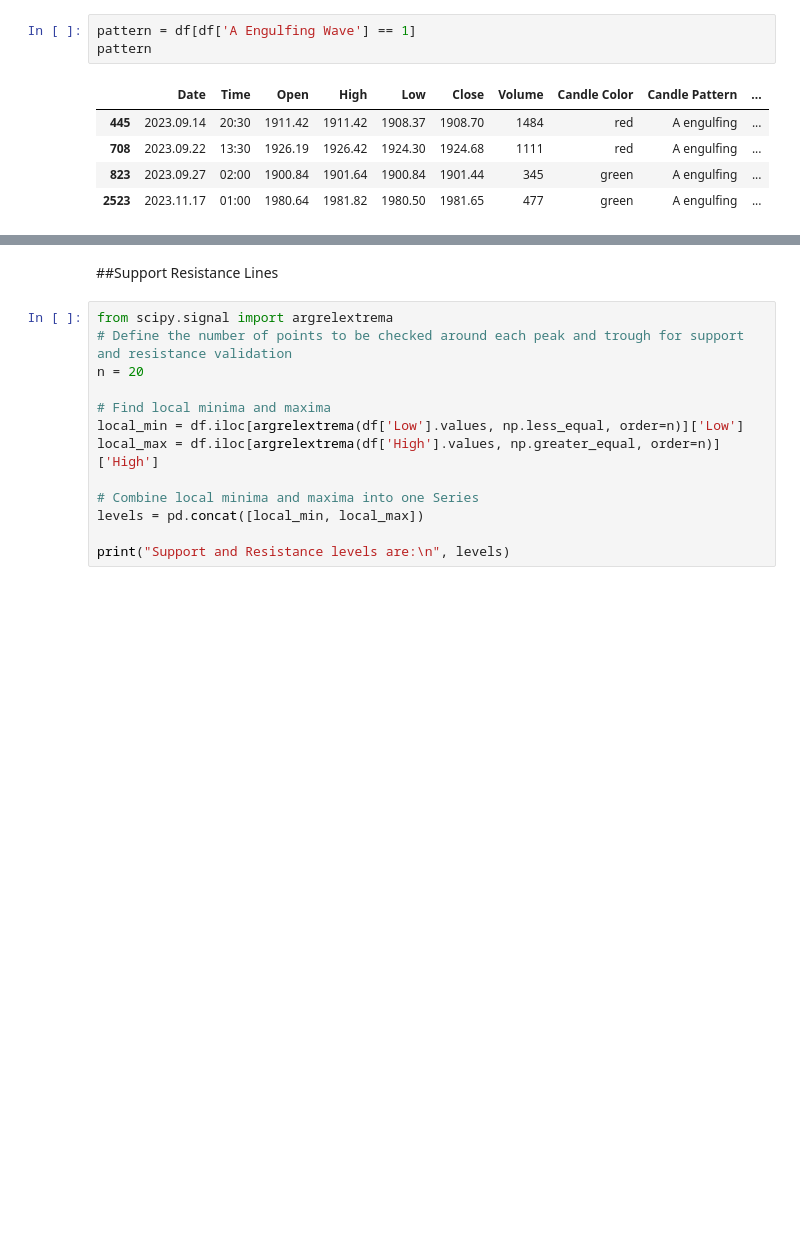
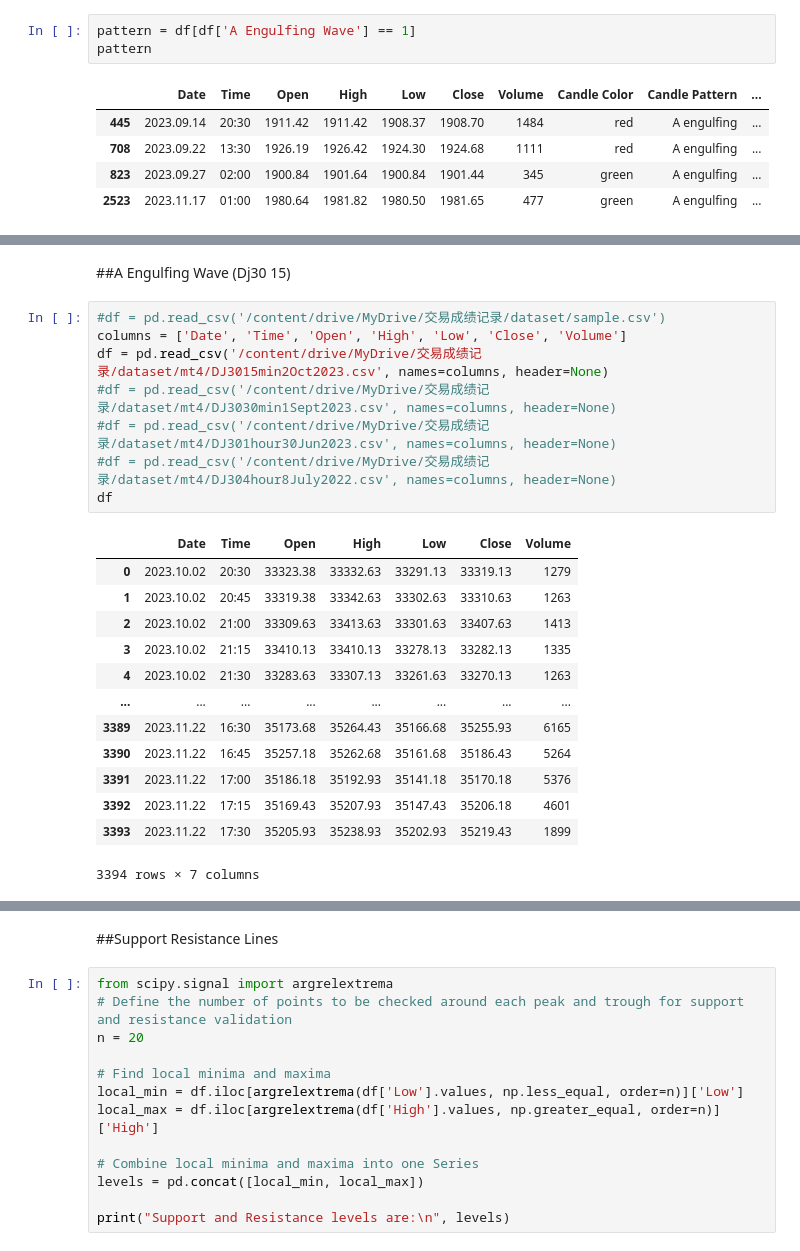
Before and after one commit to sncy/TradingStrategies, a Jupyter notebook: Trading_Pattern_Statistics.ipynb, the cells around one changed output, grey strips where cells are left out. Cells and saved outputs as stored; diff of their text form; blank space fills up the shorter version.

```diff
--- a/Trading_Pattern_Statistics.ipynb
+++ b/Trading_Pattern_Statistics.ipynb
@@ -474,0 +658,24 @@ Winning rate: 50.00%
+# %% [markdown]
+##A Engulfing Wave (Dj30 15)
+# %%
+#df = pd.read_csv('/content/drive/MyDrive/交易成绩记录/dataset/sample.csv')
+columns = ['Date', 'Time', 'Open', 'High', 'Low', 'Close', 'Volume']
+df = pd.read_csv('/content/drive/MyDrive/交易成绩记录/dataset/mt4/DJ3015min2Oct2023.csv', names=columns, header=None)
+#df = pd.read_csv('/content/drive/MyDrive/交易成绩记录/dataset/mt4/DJ3030min1Sept2023.csv', names=columns, header=None)
+#df = pd.read_csv('/content/drive/MyDrive/交易成绩记录/dataset/mt4/DJ301hour30Jun2023.csv', names=columns, header=None)
+#df = pd.read_csv('/content/drive/MyDrive/交易成绩记录/dataset/mt4/DJ304hour8July2022.csv', names=columns, header=None)
+df
+# %% [output]
+|  | Date | Time | Open | High | Low | Close | Volume |
+| 0 | 2023.10.02 | 20:30 | 33323.38 | 33332.63 | 33291.13 | 33319.13 | 1279 |
+| 1 | 2023.10.02 | 20:45 | 33319.38 | 33342.63 | 33302.63 | 33310.63 | 1263 |
+| 2 | 2023.10.02 | 21:00 | 33309.63 | 33413.63 | 33301.63 | 33407.63 | 1413 |
+| 3 | 2023.10.02 | 21:15 | 33410.13 | 33410.13 | 33278.13 | 33282.13 | 1335 |
+| 4 | 2023.10.02 | 21:30 | 33283.63 | 33307.13 | 33261.63 | 33270.13 | 1263 |
+| ... | ... | ... | ... | ... | ... | ... | ... |
+| 3389 | 2023.11.22 | 16:30 | 35173.68 | 35264.43 | 35166.68 | 35255.93 | 6165 |
+| 3390 | 2023.11.22 | 16:45 | 35257.18 | 35262.68 | 35161.68 | 35186.43 | 5264 |
+| 3391 | 2023.11.22 | 17:00 | 35186.18 | 35192.93 | 35141.18 | 35170.18 | 5376 |
+| 3392 | 2023.11.22 | 17:15 | 35169.43 | 35207.93 | 35147.43 | 35206.18 | 4601 |
+| 3393 | 2023.11.22 | 17:30 | 35205.93 | 35238.93 | 35202.93 | 35219.43 | 1899 |
+3394 rows × 7 columns
```
Also changed, not shown: parts of 16 cells of this notebook.
